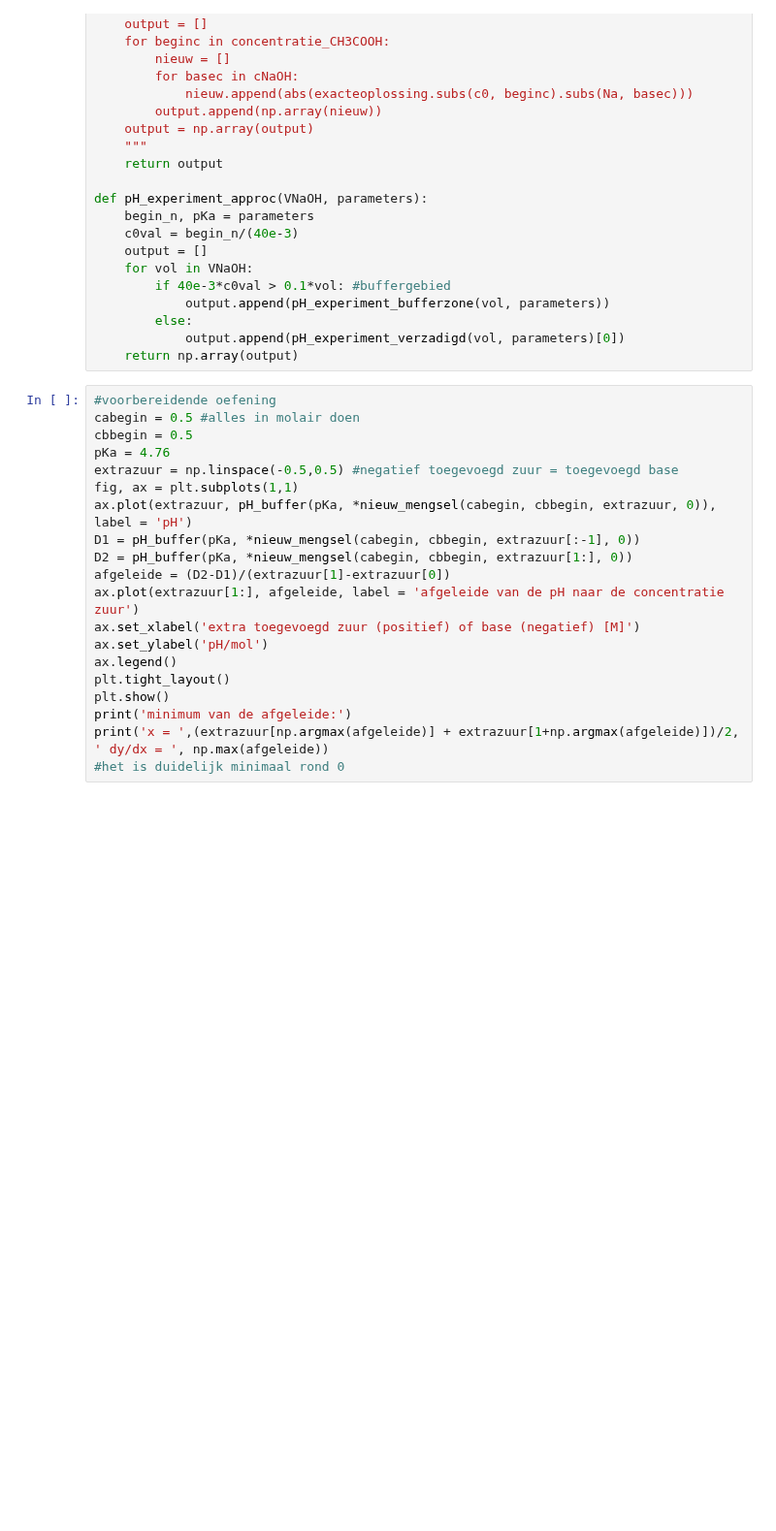
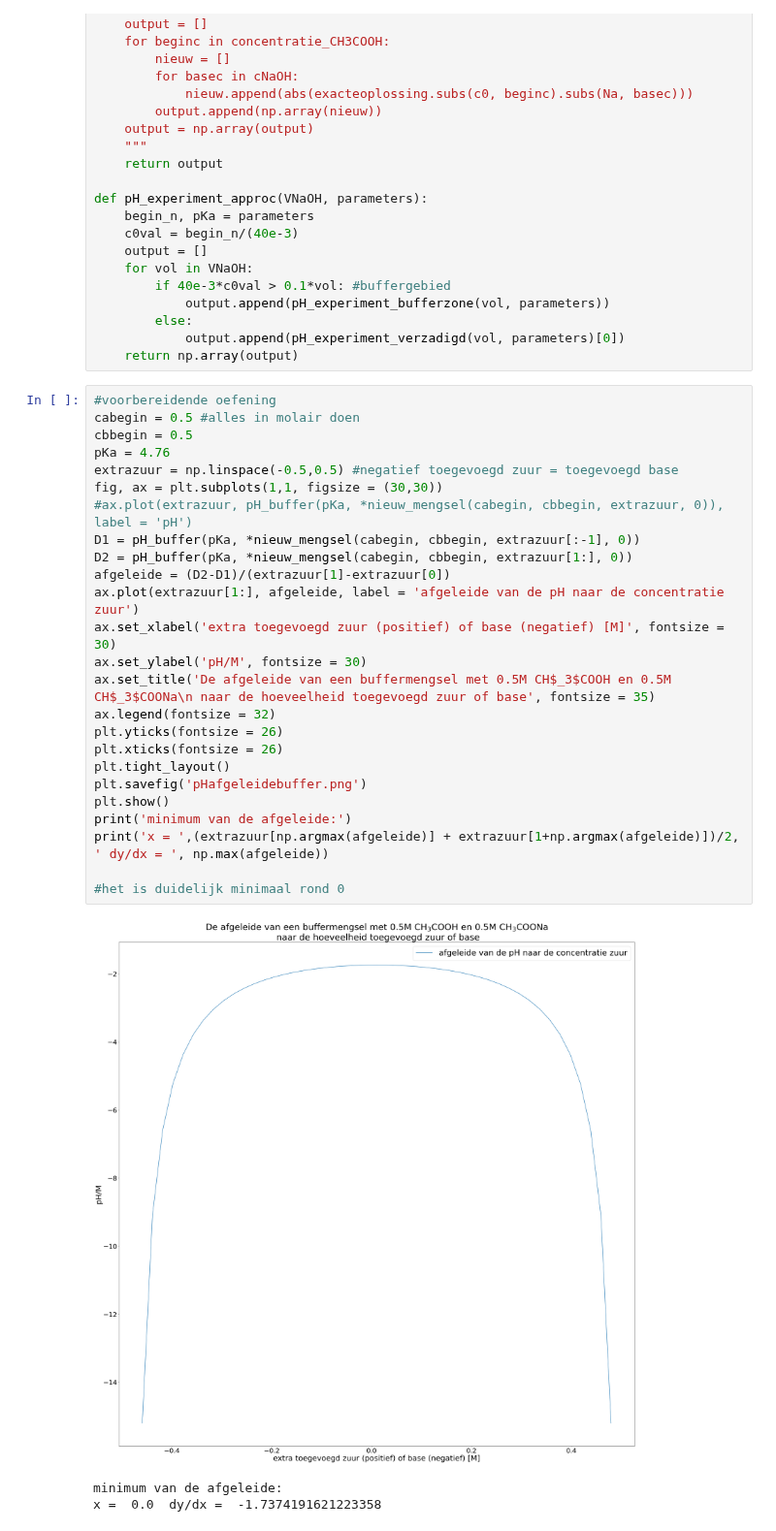
Before and after one commit to justlearning42/Experimentele_vscode, a Jupyter notebook: buffermengsels.ipynb, the cells around one changed output. Shown at 97% size. Saved outputs shown, nothing was run; the diff lists cells and outputs as text; blank space fills up the shorter version.

```diff
--- a/buffermengsels.ipynb
+++ b/buffermengsels.ipynb
@@ -110,23 +114,32 @@ def pH_experiment_approc(VNaOH, parameters):
 # %%
 #voorbereidende oefening
 cabegin = 0.5 #alles in molair doen
 cbbegin = 0.5
 pKa = 4.76
 extrazuur = np.linspace(-0.5,0.5) #negatief toegevoegd zuur = toegevoegd base
-fig, ax = plt.subplots(1,1)
-ax.plot(extrazuur, pH_buffer(pKa, *nieuw_mengsel(cabegin, cbbegin, extrazuur, 0)), label = 'pH')
+fig, ax = plt.subplots(1,1, figsize = (30,30))
+#ax.plot(extrazuur, pH_buffer(pKa, *nieuw_mengsel(cabegin, cbbegin, extrazuur, 0)), label = 'pH')
 D1 = pH_buffer(pKa, *nieuw_mengsel(cabegin, cbbegin, extrazuur[:-1], 0))
 D2 = pH_buffer(pKa, *nieuw_mengsel(cabegin, cbbegin, extrazuur[1:], 0))
 afgeleide = (D2-D1)/(extrazuur[1]-extrazuur[0])
 ax.plot(extrazuur[1:], afgeleide, label = 'afgeleide van de pH naar de concentratie zuur')
-ax.set_xlabel('extra toegevoegd zuur (positief) of base (negatief) [M]')
-ax.set_ylabel('pH/mol')
-ax.legend()
+ax.set_xlabel('extra toegevoegd zuur (positief) of base (negatief) [M]', fontsize = 30)
+ax.set_ylabel('pH/M', fontsize = 30)
+ax.set_title('De afgeleide van een buffermengsel met 0.5M CH$_3$COOH en 0.5M CH$_3$COONa\n naar de hoeveelheid toegevoegd zuur of base', fontsize = 35)
+ax.legend(fontsize = 32)
+plt.yticks(fontsize = 26)
+plt.xticks(fontsize = 26)
 plt.tight_layout()
+plt.savefig('pHafgeleidebuffer.png')
 plt.show()
 print('minimum van de afgeleide:')
 print('x = ',(extrazuur[np.argmax(afgeleide)] + extrazuur[1+np.argmax(afgeleide)])/2, ' dy/dx = ', np.max(afgeleide))
+
 #het is duidelijk minimaal rond 0
+# %% [output]
+[figure, added]
+minimum van de afgeleide:
+x =  0.0  dy/dx =  -1.7374191621223358
 # %%
 #de plot van de data en zo
 adres = 'buffer/titratie2.txt'
```
Also changed, not shown: parts of 6 cells of this notebook, 1 other file.
